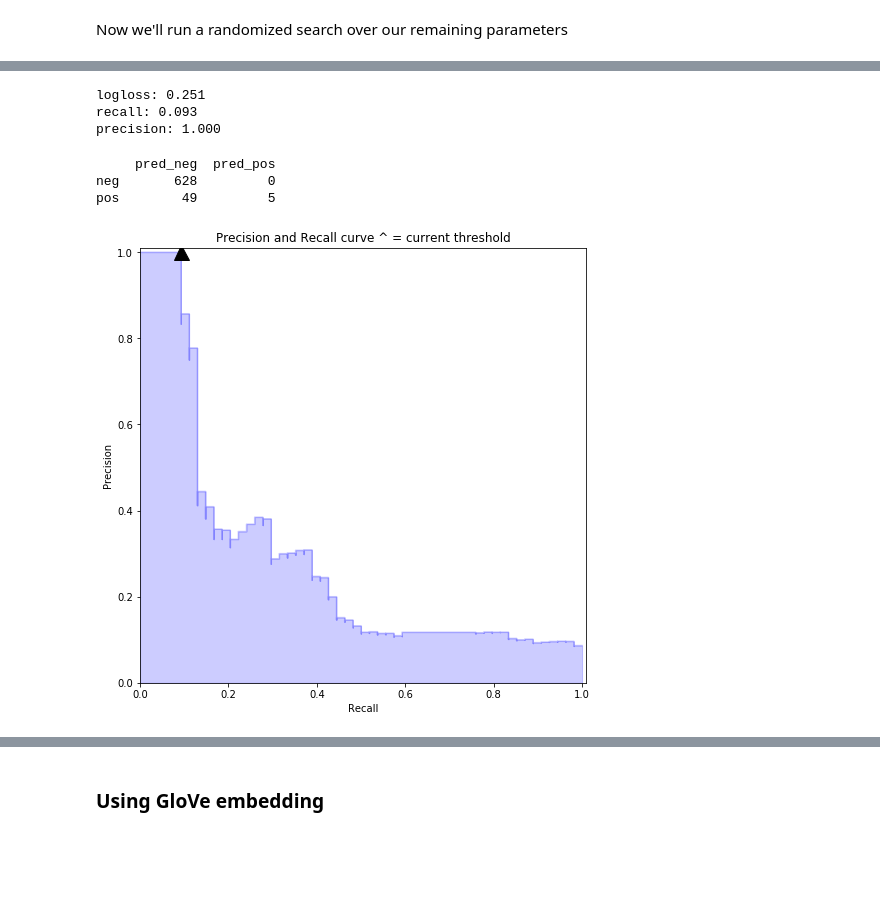
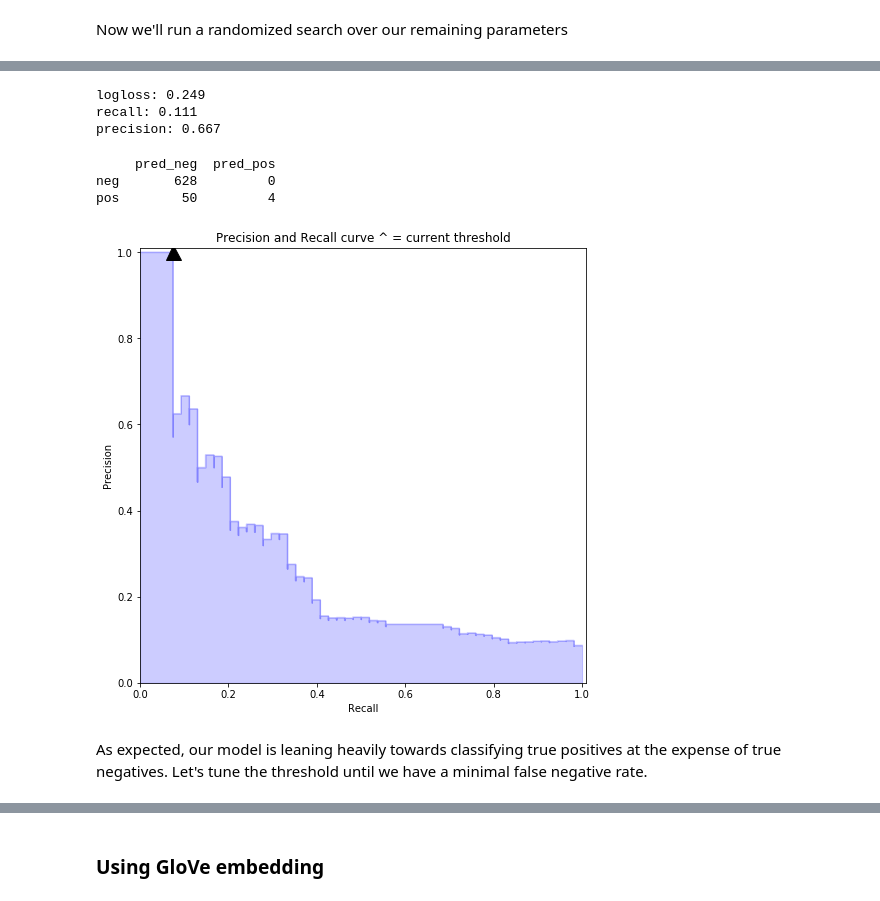
Before and after one commit to austinkeller/proteomics-nlp-exploration, a Jupyter notebook: notebook.ipynb, the cells around one changed output, grey strips where cells are left out. Cells and saved outputs as stored; diff of their text form; code cells hidden in the pictures; blank space fills up the shorter version.

Commit message:
clean up output and add more narrative to the model building, as well as a conclusion summarizing the work

```diff
--- a/notebook.ipynb
+++ b/notebook.ipynb
@@ -971,6 +960,15 @@ clf = xgb.XGBClassifier(silent=False,
                         gamma=1.0,
                         nthread=16)
 
-model = RandomizedSearchCV(estimator=clf, param_distributions=param_dist, n_iter=3, cv=5, iid=False)
+model = RandomizedSearchCV(estimator=clf,
+                           param_distributions=param_dist,
+                           scoring=make_scorer(metrics.log_loss, greater_is_better=False, needs_threshold=True),
+                           n_iter=15, cv=3, iid=False)
 
 model.fit(xtrain_tfv, ytrain)  # we can use the full data here but im only using xtrain.
+
+print("Best score: %0.3f" % model.best_score_)
+print("Best parameters set:")
+best_parameters = model.best_estimator_.get_params()
+for param_name in sorted(param_dist.keys()):
+    print("\t%s: %r" % (param_name, best_parameters[param_name]))
@@ -996,9 +992,9 @@ bin_predictions = adjusted_classes(predictions, t=0.35)
 print("recall: %0.3f " % metrics.recall_score(yvalid, bin_predictions))
 print("precision: %0.3f " % metrics.precision_score(yvalid, bin_predictions))
 # %% [output]
-logloss: 0.251
-recall: 0.093
-precision: 1.000
+logloss: 0.249
+recall: 0.111
+precision: 0.667
 # %%
 p, r, thresholds = metrics.precision_recall_curve(yvalid, predictions)
 # %%
@@ -1036,10 +1032,12 @@ def precision_recall_threshold(p, r, thresholds, y_scores, y_test, t=0.5):
     plt.plot(r[close_default_clf], p[close_default_clf], '^', c='k',
             markersize=15)
 # %%
-precision_recall_threshold(p, r, thresholds, predictions, yvalid, t=0.35)
+precision_recall_threshold(p, r, thresholds, predictions, yvalid, t=0.42)
 # %% [output]
      pred_neg  pred_pos
 neg       628         0
-pos        49         5
+pos        50         4
-[figure, old version]
+[figure, new version]
+# %% [markdown]
+As expected, our model is leaning heavily towards classifying true positives at the expense of true negatives. Let's tune the threshold until we have a minimal false negative rate.
 # %%
```
Also changed, not shown: parts of 20 cells of this notebook.
